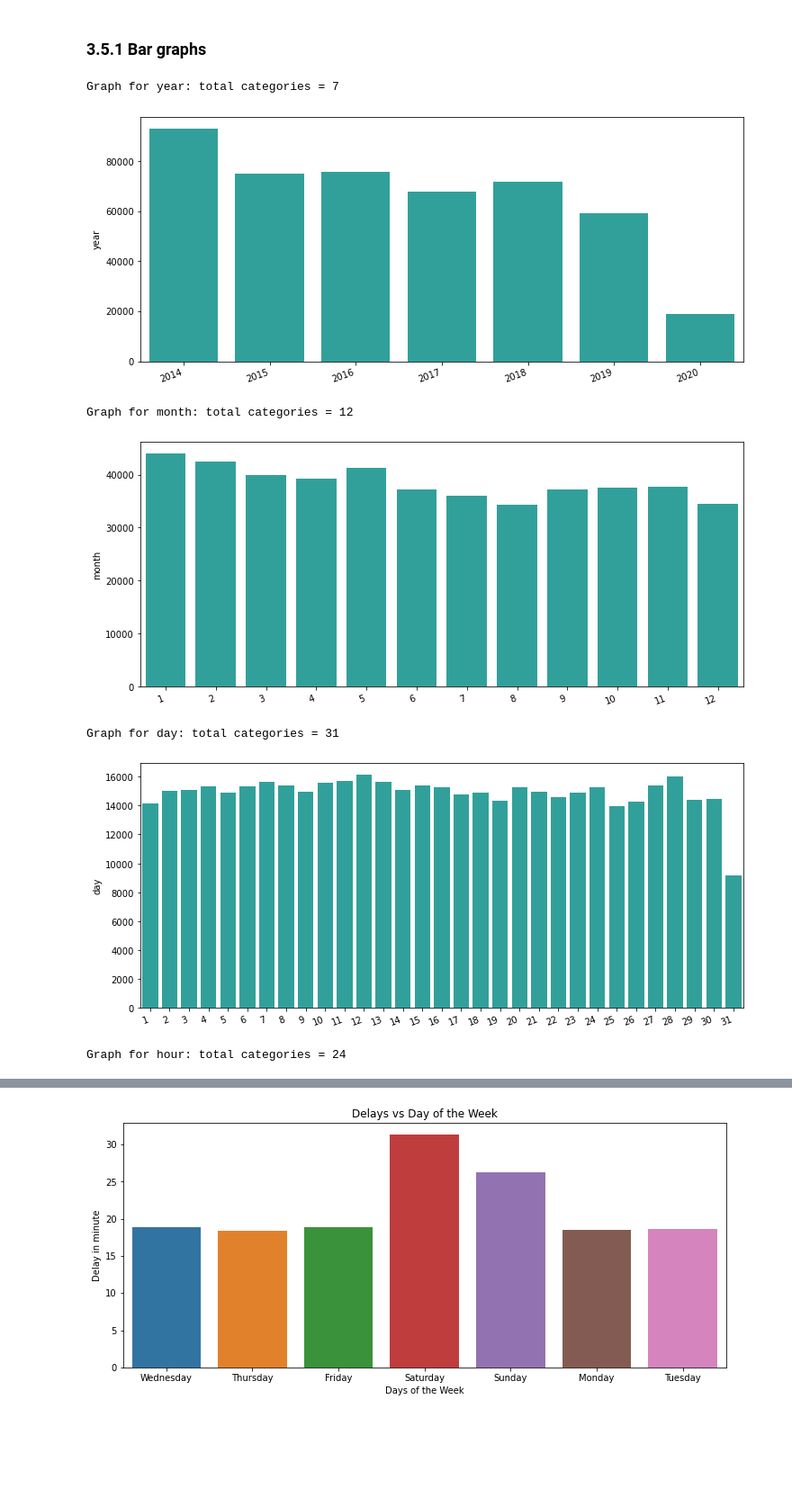
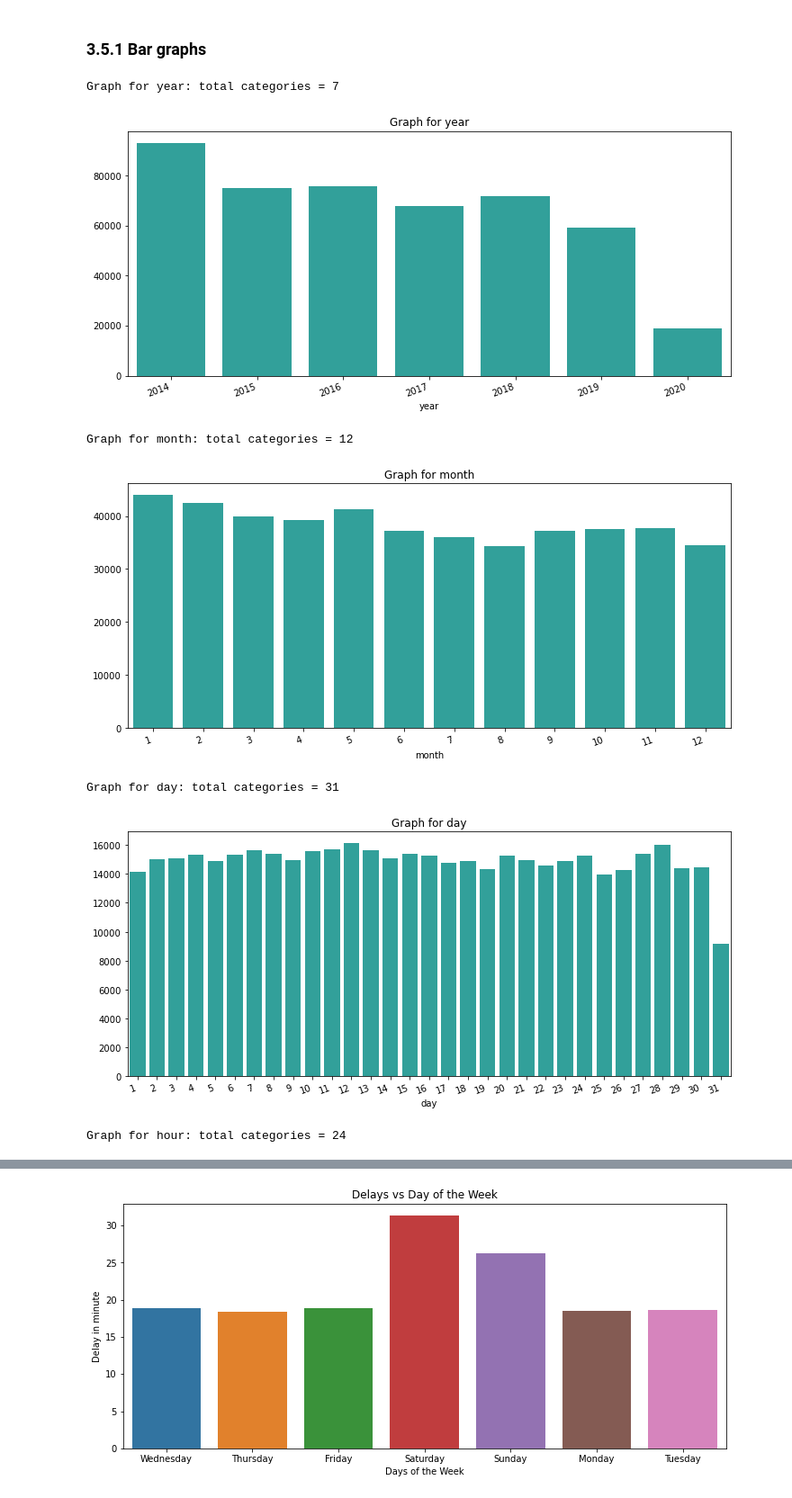
Before and after one commit to JasonYao3/TTC_transit_delay_proj, a Jupyter notebook: 3.Bus EDA.ipynb, the cells around one changed output, grey strips where cells are left out. Shown at 90% size. Drawn from its saved outputs; the diff is of its cells as text; code cells hidden in the pictures; blank space fills up the shorter version.

```diff
--- a/3.Bus EDA.ipynb
+++ b/3.Bus EDA.ipynb
@@ -235,20 +228,22 @@ bus_cat = bus_df[['year','month','day','hour','day_of_week', 'incident', 'at_sta
 # %% [markdown]
 ### 3.5.1 Bar graphs
 # %%
-# Inspired by Ken Jee
 # Using a for loop to plot each categorical variable.
 for col in bus_cat.columns:
     plt.figure(figsize=(12,5))
     cat_num = bus_cat[col].value_counts()
     print("Graph for %s: total categories = %d" %(col, len(cat_num)))
     chart = sns.barplot(x=cat_num.index, y=cat_num,color="lightseagreen")
     chart.set_xticklabels(chart.get_xticklabels(), rotation=20, horizontalalignment='right')
+    plt.ylabel("")
+    plt.xlabel(col)
+    plt.title("Graph for %s" %(col))
     plt.show()
 # %% [output]
 Graph for year: total categories = 7
-[figure, old version]
+[figure, new version]
 Graph for month: total categories = 12
-[figure, old version]
+[figure, new version]
 Graph for day: total categories = 31
-[figure, old version]
+[figure, new version]
 Graph for hour: total categories = 24
```
Also changed, not shown: parts of 36 cells of this notebook, 15 other files.
